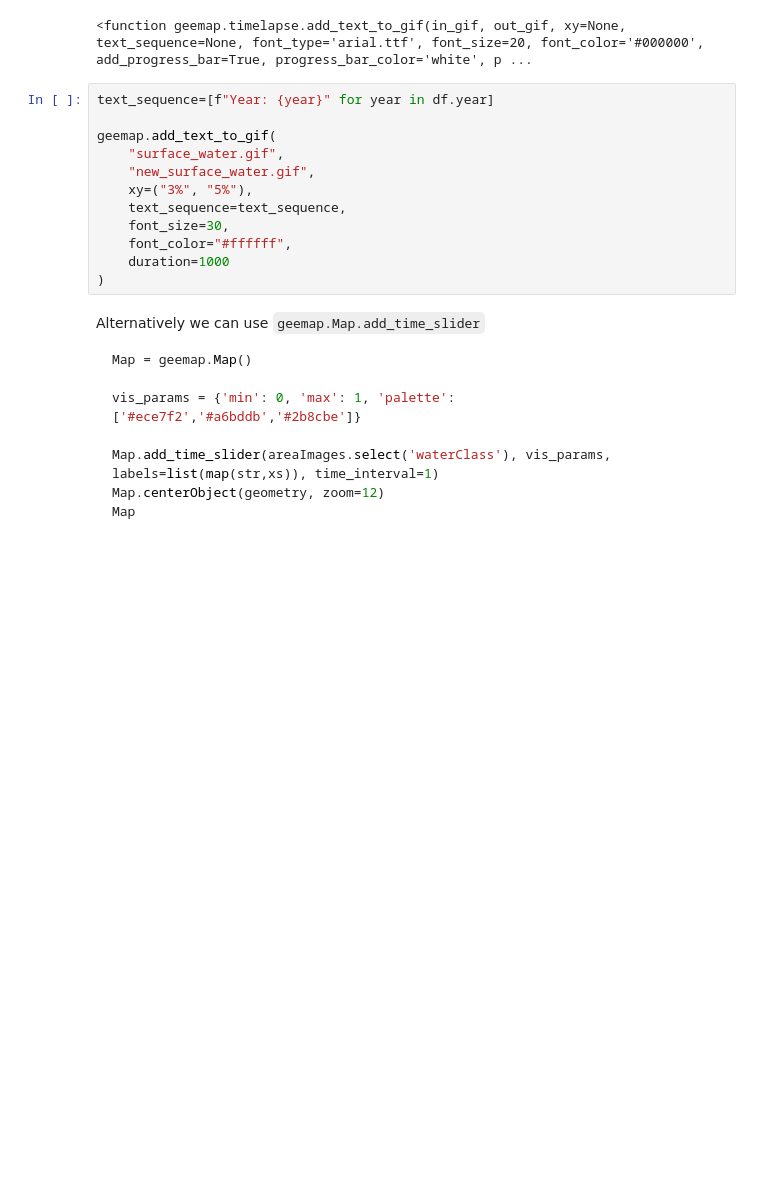
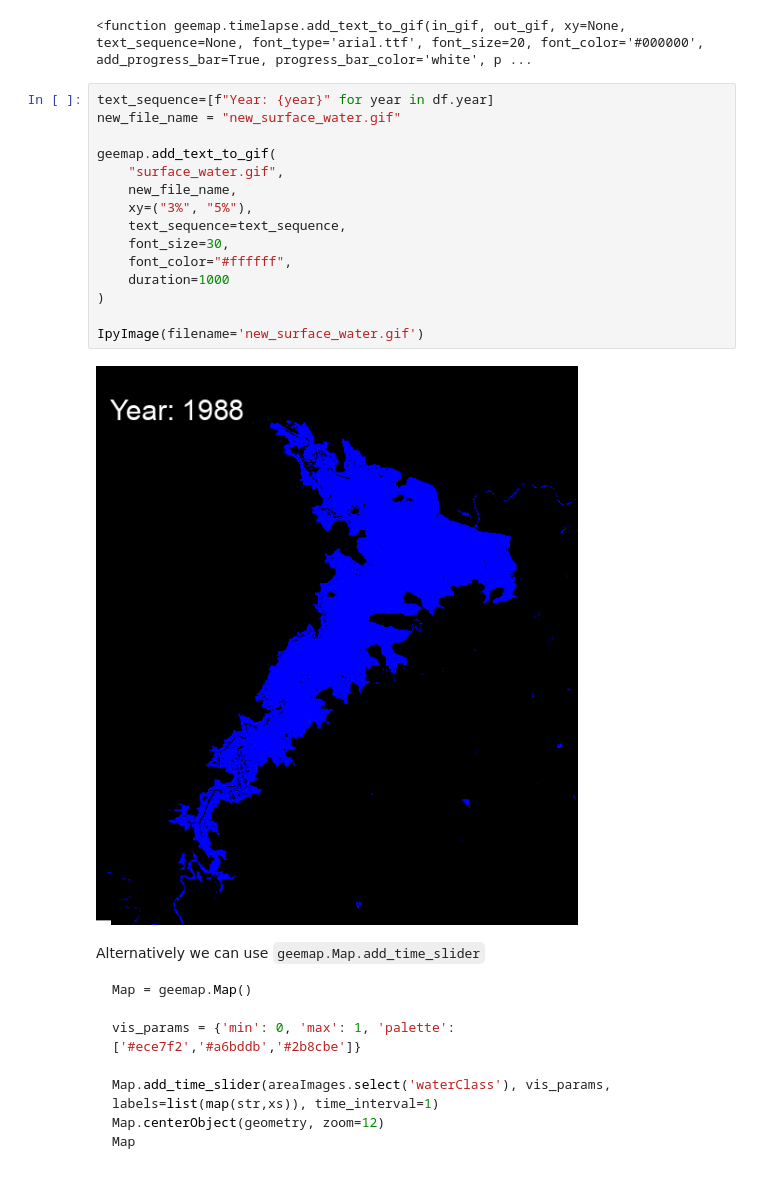
Before and after one commit to kavyajeetbora/monitoring_water_surface_area, a Jupyter notebook: notebooks/monitoring_inland_water_area_v2.ipynb, the cells around one changed output. Cells and saved outputs as stored; diff of their text form; blank space fills up the shorter version.

```diff
--- a/notebooks/monitoring_inland_water_area_v2.ipynb
+++ b/notebooks/monitoring_inland_water_area_v2.ipynb
@@ -270,16 +273,21 @@ geemap.add_text_to_gif
 <function geemap.timelapse.add_text_to_gif(in_gif, out_gif, xy=None, text_sequence=None, font_type='arial.ttf', font_size=20, font_color='#000000', add_progress_bar=True, progress_bar_color='white', p ...
 # %%
 text_sequence=[f"Year: {year}" for year in df.year]
+new_file_name = "new_surface_water.gif"
 
 geemap.add_text_to_gif(
     "surface_water.gif",
-    "new_surface_water.gif",
+    new_file_name,
     xy=("3%", "5%"),
     text_sequence=text_sequence,
     font_size=30,
     font_color="#ffffff",
     duration=1000
 )
+
+IpyImage(filename='new_surface_water.gif')
+# %% [output]
+[figure, added]
 # %% [markdown]
 Alternatively we can use `geemap.Map.add_time_slider`
 
```
Also changed, not shown: parts of 5 cells of this notebook.
